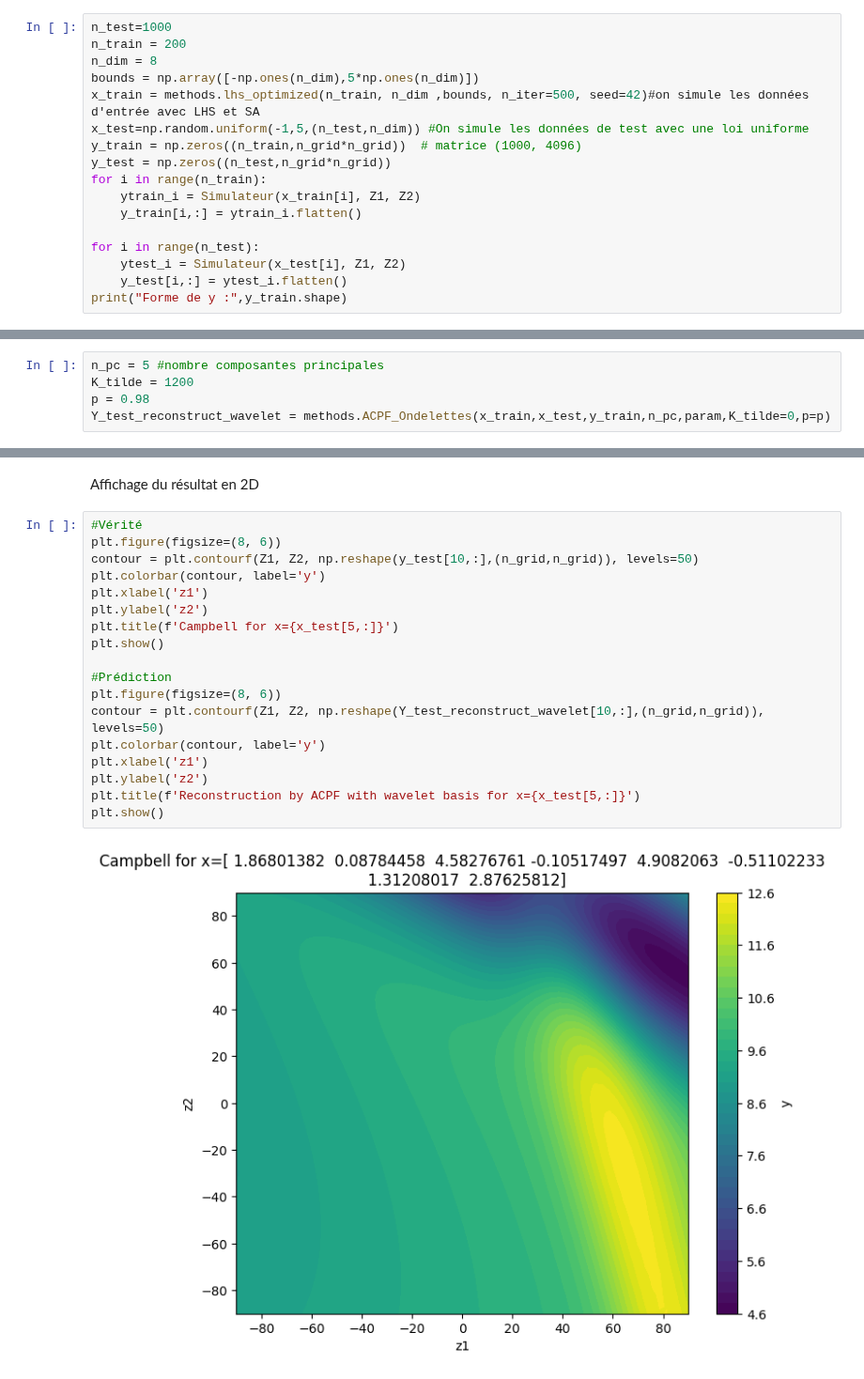
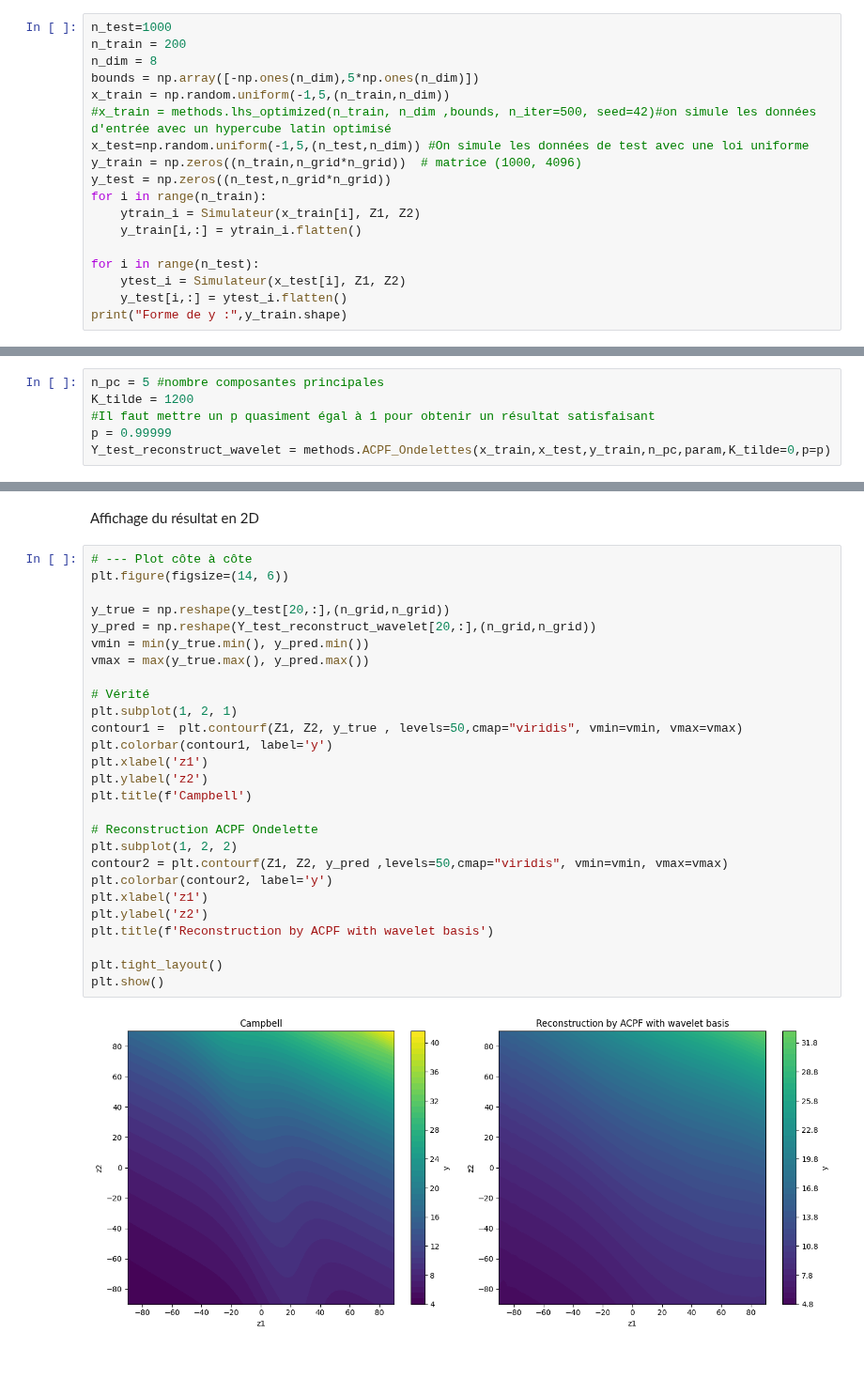
Before and after one commit to Viictordvd/Vigilance-Vagues-Submersion, a Jupyter notebook: campbell.ipynb, the cells around one changed output, grey strips where cells are left out. Shown at 94% size. Drawn from its saved outputs; the diff is of its cells as text.

```diff
--- a/campbell.ipynb
+++ b/campbell.ipynb
@@ -38,7 +38,8 @@ n_test=1000
 n_train = 200
 n_dim = 8
 bounds = np.array([-np.ones(n_dim),5*np.ones(n_dim)])
-x_train = methods.lhs_optimized(n_train, n_dim ,bounds, n_iter=500, seed=42)#on simule les données d'entrée avec LHS et SA
+x_train = np.random.uniform(-1,5,(n_train,n_dim))
+#x_train = methods.lhs_optimized(n_train, n_dim ,bounds, n_iter=500, seed=42)#on simule les données d'entrée avec un hypercube latin optimisé
 x_test=np.random.uniform(-1,5,(n_test,n_dim)) #On simule les données de test avec une loi uniforme
 y_train = np.zeros((n_train,n_grid*n_grid))  # matrice (1000, 4096)
 y_test = np.zeros((n_test,n_grid*n_grid))
@@ -101,6 +111,7 @@ Une fois qu'on aura les trois méthodes, on pourra ajouter une optimisation des
 # %%
 n_pc = 5 #nombre composantes principales
 K_tilde = 1200
-p = 0.98
+#Il faut mettre un p quasiment égal à 1 pour obtenir un résultat satisfaisant
+p = 0.99999
 Y_test_reconstruct_wavelet = methods.ACPF_Ondelettes(x_train,x_test,y_train,n_pc,param,K_tilde=0,p=p)
 # %% [output]
@@ -112,22 +123,31 @@ Taille du jeu d'entrainement transformé par ACP : (200, 5)
 # %% [markdown]
 Affichage du résultat en 2D
 # %%
-#Vérité
-plt.figure(figsize=(8, 6))
-contour = plt.contourf(Z1, Z2, np.reshape(y_test[10,:],(n_grid,n_grid)), levels=50)
-plt.colorbar(contour, label='y')
+# --- Plot côte à côte
+plt.figure(figsize=(14, 6))
+
+y_true = np.reshape(y_test[20,:],(n_grid,n_grid))
+y_pred = np.reshape(Y_test_reconstruct_wavelet[20,:],(n_grid,n_grid))
+vmin = min(y_true.min(), y_pred.min())
+vmax = max(y_true.max(), y_pred.max())
+
+# Vérité
+plt.subplot(1, 2, 1)
+contour1 =  plt.contourf(Z1, Z2, y_true , levels=50,cmap="viridis", vmin=vmin, vmax=vmax)
+plt.colorbar(contour1, label='y')
 plt.xlabel('z1')
 plt.ylabel('z2')
-plt.title(f'Campbell for x={x_test[5,:]}')
-plt.show()
+plt.title(f'Campbell')
 
-#Prédiction
-plt.figure(figsize=(8, 6))
-contour = plt.contourf(Z1, Z2, np.reshape(Y_test_reconstruct_wavelet[10,:],(n_grid,n_grid)), levels=50)
-plt.colorbar(contour, label='y')
+# Reconstruction ACPF Ondelette
+plt.subplot(1, 2, 2)
+contour2 = plt.contourf(Z1, Z2, y_pred ,levels=50,cmap="viridis", vmin=vmin, vmax=vmax)
+plt.colorbar(contour2, label='y')
 plt.xlabel('z1')
 plt.ylabel('z2')
-plt.title(f'Reconstruction by ACPF with wavelet basis for x={x_test[5,:]}')
+plt.title(f'Reconstruction by ACPF with wavelet basis')
+
+plt.tight_layout()
 plt.show()
 # %% [output]
-[figure, old version]
+[figure, new version]
```
Also changed, not shown: parts of 5 cells of this notebook, 1 other file.
